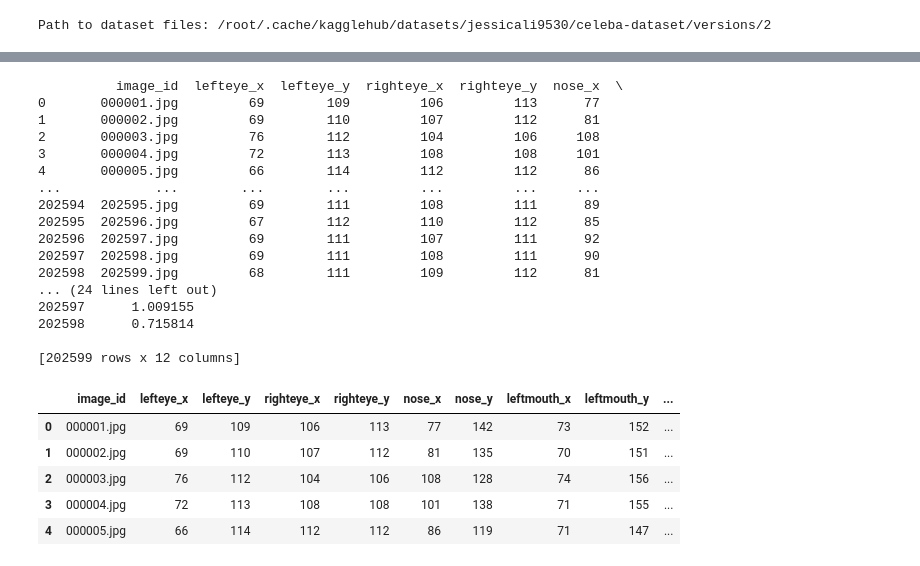
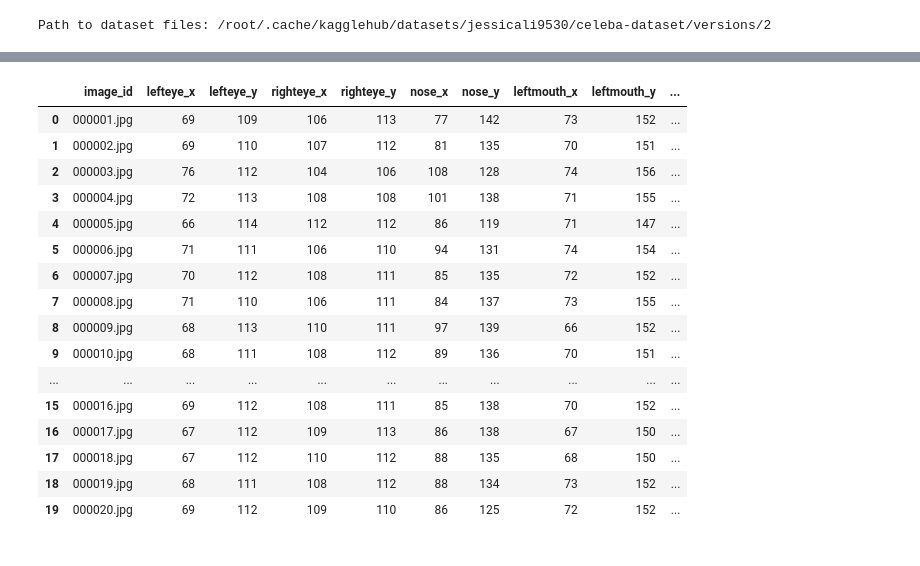
Before and after one commit to iamvssrao/FastAI, a Jupyter notebook: Golden_ratio_model.ipynb, the cells around one changed output, grey strips where cells are left out. Drawn from its saved outputs; the diff is of its cells as text; code cells hidden in the pictures.

```diff
--- a/Golden_ratio_model.ipynb
+++ b/Golden_ratio_model.ipynb
@@ -131,29 +82,50 @@ ldf.to_csv("golden_ratio_results.csv", index=False)
-# %%
-print(ldf)
-# %% [output]
-          image_id  lefteye_x  lefteye_y  righteye_x  righteye_y  nose_x  \
-0       000001.jpg         69        109         106         113      77
-1       000002.jpg         69        110         107         112      81
-2       000003.jpg         76        112         104         106     108
-3       000004.jpg         72        113         108         108     101
-4       000005.jpg         66        114         112         112      86
-...            ...        ...        ...         ...         ...     ...
-202594  202595.jpg         69        111         108         111      89
-202595  202596.jpg         67        112         110         112      85
-202596  202597.jpg         69        111         107         111      92
-202597  202598.jpg         69        111         108         111      90
-202598  202599.jpg         68        111         109         112      81
-... (24 lines left out)
-202597      1.009155
-202598      0.715814
-
-[202599 rows x 12 columns]
-# %%
-ldf.head()
-# %% [output]
-|  | image_id | lefteye_x | lefteye_y | righteye_x | righteye_y | nose_x | nose_y | leftmouth_x | leftmouth_y | ... |
-| 0 | 000001.jpg | 69 | 109 | 106 | 113 | 77 | 142 | 73 | 152 | ... |
-| 1 | 000002.jpg | 69 | 110 | 107 | 112 | 81 | 135 | 70 | 151 | ... |
-| 2 | 000003.jpg | 76 | 112 | 104 | 106 | 108 | 128 | 74 | 156 | ... |
-| 3 | 000004.jpg | 72 | 113 | 108 | 108 | 101 | 138 | 71 | 155 | ... |
-| 4 | 000005.jpg | 66 | 114 | 112 | 112 | 86 | 119 | 71 | 147 | ... |
+# %%
+import numpy as np
+import pandas as pd
+
+# Assume `ldf` is a Pandas DataFrame with facial landmark columns
+def is_frontal_face_fast(ldf, angle_threshold=10):
+    lx, ly = ldf["lefteye_x"].values, ldf["lefteye_y"].values
+    rx, ry = ldf["righteye_x"].values, ldf["righteye_y"].values
+    nx, ny = ldf["nose_x"].values, ldf["nose_y"].values
+
+    # Compute dx and dy arrays for all rows at once
+    dx = rx - lx
+    dy = ry - ly
+
+    # Compute roll and yaw angles using NumPy vectorized operations
+    roll = np.degrees(np.arctan2(dy, dx))  # Vectorized roll calculation
+    mid_eye_x = (lx + rx) / 2
+    yaw = np.degrees(np.arctan2(nx - mid_eye_x, dx))  # Vectorized yaw calculation
+
+    # Boolean mask for frontal faces
+    frontal_mask = (np.abs(yaw) < angle_threshold) & (np.abs(roll) < angle_threshold)
+
+    # Assign the result as a new column
+    ldf["is_frontal"] = frontal_mask
+
+    return ldf
+
+# Apply the optimized function
+ldf = is_frontal_face_fast(ldf)
+
+# Display results
+ldf.iloc[0:20]
+# %% [output]
+|  | image_id | lefteye_x | lefteye_y | righteye_x | righteye_y | nose_x | nose_y | leftmouth_x | leftmouth_y | ... |
+| 0 | 000001.jpg | 69 | 109 | 106 | 113 | 77 | 142 | 73 | 152 | ... |
+| 1 | 000002.jpg | 69 | 110 | 107 | 112 | 81 | 135 | 70 | 151 | ... |
+| 2 | 000003.jpg | 76 | 112 | 104 | 106 | 108 | 128 | 74 | 156 | ... |
+| 3 | 000004.jpg | 72 | 113 | 108 | 108 | 101 | 138 | 71 | 155 | ... |
+| 4 | 000005.jpg | 66 | 114 | 112 | 112 | 86 | 119 | 71 | 147 | ... |
+| 5 | 000006.jpg | 71 | 111 | 106 | 110 | 94 | 131 | 74 | 154 | ... |
+| 6 | 000007.jpg | 70 | 112 | 108 | 111 | 85 | 135 | 72 | 152 | ... |
+| 7 | 000008.jpg | 71 | 110 | 106 | 111 | 84 | 137 | 73 | 155 | ... |
+| 8 | 000009.jpg | 68 | 113 | 110 | 111 | 97 | 139 | 66 | 152 | ... |
+| 9 | 000010.jpg | 68 | 111 | 108 | 112 | 89 | 136 | 70 | 151 | ... |
+| ... | ... | ... | ... | ... | ... | ... | ... | ... | ... | ... |
+| 15 | 000016.jpg | 69 | 112 | 108 | 111 | 85 | 138 | 70 | 152 | ... |
+| 16 | 000017.jpg | 67 | 112 | 109 | 113 | 86 | 138 | 67 | 150 | ... |
+| 17 | 000018.jpg | 67 | 112 | 110 | 112 | 88 | 135 | 68 | 150 | ... |
+| 18 | 000019.jpg | 68 | 111 | 108 | 112 | 88 | 134 | 73 | 152 | ... |
+| 19 | 000020.jpg | 69 | 112 | 109 | 110 | 86 | 125 | 72 | 152 | ... |
```
Also changed, not shown: parts of 31 cells of this notebook.
